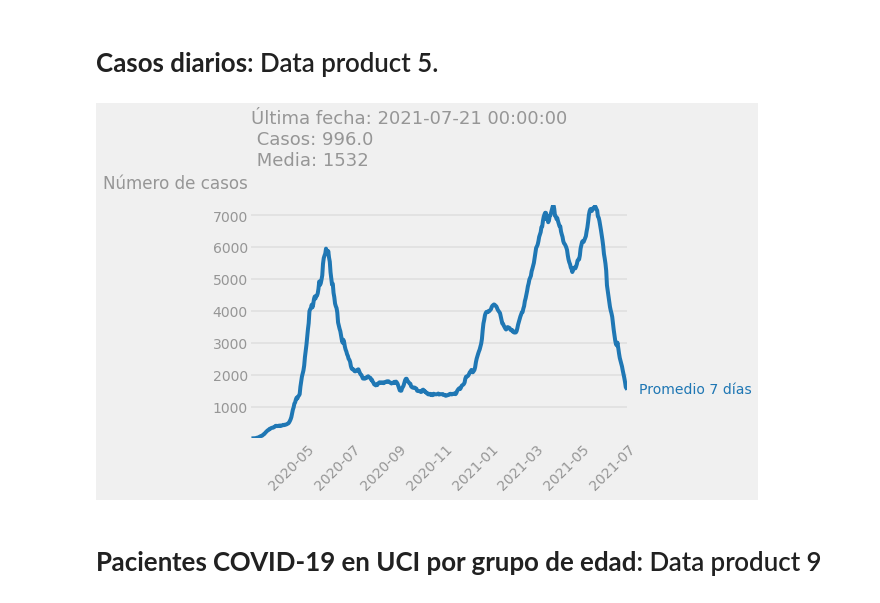
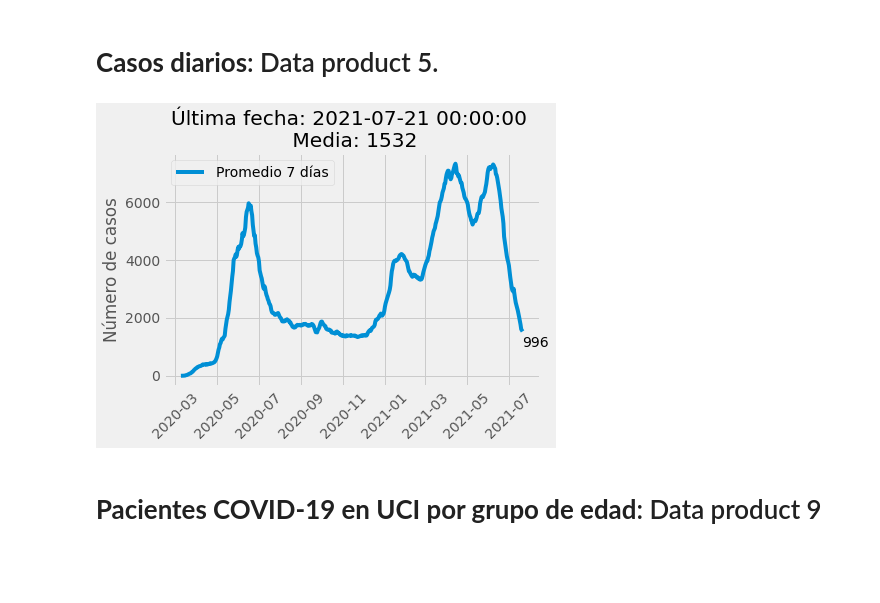
Before and after one commit to jignaciocastro8/covid-data, a Jupyter notebook: data_review.ipynb, the cells around one changed output. Drawn from its saved outputs; the diff is of its cells as text; code cells hidden in the pictures; blank space fills up the shorter version.

```diff
--- a/data_review.ipynb
+++ b/data_review.ipynb
@@ -5,8 +5,8 @@ import datetime
 import dufte
 #plt.style.use('ggplot')
 #plt.style.use('seaborn')
-#plt.style.use('fivethirtyeight')
-plt.style.use(dufte.style)
+plt.style.use('fivethirtyeight')
+#plt.style.use(dufte.style)
 # %% [markdown]
 # **Casos diarios**: Data product 5.
 # %%
@@ -14,37 +14,38 @@ def daily_cases():
     """
     Función que genera plot de casos diarios. Se elimina fecha '2020-06-17'
     dado que presenta un número muy alto de casos. Datos son obtenidos del
     Data product 5.
     """
     # Se crea data frame.
     path5 = 'D:\Proyectos\Datos-COVID19\output\producto5\TotalesNacionales.csv'
     df = pd.read_csv(path5).transpose()
     df = df.rename(columns={i: df.loc['Fecha', i] for i in range(19)})
     df = df.drop(index=['Fecha'])
     df.index = [datetime.datetime.strptime(date, '%Y-%m-%d') for date in df.index]
 
     # Se agrega columna de casos diarios.
     df['Casos diarios'] = df['Casos totales'].diff(periods=1)
 
     # Se elimina '2020-06-17'.
     df = df.drop(index=[datetime.datetime(2020, 6, 17)])
 
     # Se agrega columna promedio 7 días para casos diarios.
     n = 7
     df['Casos diarios promedio {} días'.format(n)] = df['Casos diarios'].rolling(window=n).mean()
 
     # PLoteo de casos diarios.
     #plt.bar(df.index[7:], df['Casos diarios'][7:], color='lightblue')
     plt.plot(df.index[7:], df['Casos diarios promedio 7 días'][7:].values, label='Promedio 7 días')
     plt.xticks(rotation=45)
-    plt.title('Última fecha: {} \n Casos: {} \n Media: {}'. format(df.index[-1], df['Casos diarios'][-1], round(df['Casos diarios promedio 7 días'][-1])))
-    dufte.ylabel('Número de casos')
-    dufte.legend()
+    plt.title('Última fecha: {} \n Media: {}'. format(df.index[-1], round(df['Casos diarios promedio 7 días'][-1])))
+    plt.annotate('{}'.format(round(df['Casos diarios'][-1])), (df.index[-1], df['Casos diarios'][-1]))
+    plt.ylabel('Número de casos')
+    plt.legend()
     plt.show()
 
 daily_cases()
 # %% [output]
-[figure, old version]
+[figure, new version]
 # %% [markdown]
 # **Pacientes COVID-19 en UCI por grupo de edad**: Data product 9
 # %%
```
